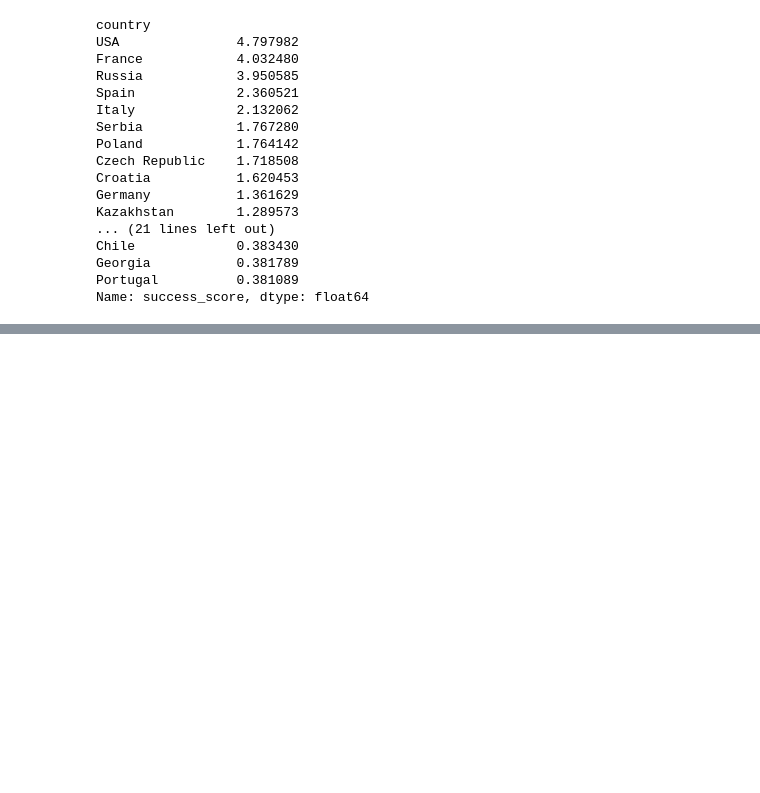
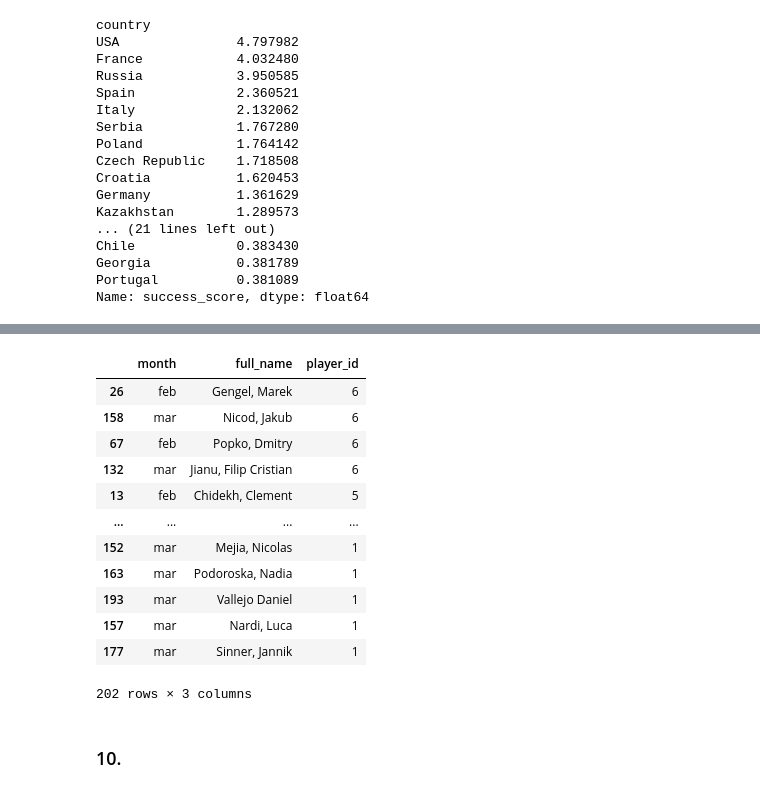
Before and after one commit to HosseinMohammadi00427/Analysis-Project, a Jupyter notebook: Project.ipynb, the cells around one changed output, grey strips where cells are left out. Saved outputs shown, nothing was run; the diff lists cells and outputs as text; code cells hidden in the pictures; blank space fills up the shorter version.

```diff
--- a/Project.ipynb
+++ b/Project.ipynb
@@ -293,0 +378,39 @@ df_.query("statistic_name == 'aces'")
+# %%
+round_feb_df = pd.read_csv("CSVs\\9_round_feb.csv")
+round_mar_df = pd.read_csv("CSVs\\9_round_mar.csv")
+match_df = pd.read_csv("CSVs\\3_match_df.csv")
+home_df = pd.read_csv("CSVs\\3_home_df.csv")
+away_df = pd.read_csv("CSVs\\3_away_df.csv")
+# %%
+match_df.drop_duplicates(subset='match_id', inplace=True)
+home_df.drop_duplicates(subset='match_id', inplace=True)
+away_df.drop_duplicates(subset='match_id', inplace=True)
+finals_feb_df  = round_feb_df.query("slug == 'final'")
+finals_mar_df  = round_mar_df.query("slug == 'final'")
+finals_feb_df.rename(columns={'slug':'month'}, inplace=True)
+finals_mar_df.rename(columns={'slug':'month'}, inplace=True)
+finals_feb_df.month = 'feb'
+finals_mar_df.month = 'mar'
+finals_df = pd.concat([finals_feb_df, finals_mar_df])
+df_ = finals_df.merge(match_df, on='match_id', how='inner')
+main_df = pd.concat([
+df_.query('winner_code == 1').merge(home_df, on='match_id', how='inner'),
+df_.query('winner_code == 2').merge(away_df, on='match_id', how='inner')
+])
+main_df.groupby(['month','full_name']).agg({'player_id':'count'}).reset_index().sort_values(by='player_id',ascending=False)
+# %% [output]
+|  | month | full_name | player_id |
+| 26 | feb | Gengel, Marek | 6 |
+| 158 | mar | Nicod, Jakub | 6 |
+| 67 | feb | Popko, Dmitry | 6 |
+| 132 | mar | Jianu, Filip Cristian | 6 |
+| 13 | feb | Chidekh, Clement | 5 |
+| ... | ... | ... | ... |
+| 152 | mar | Mejia, Nicolas | 1 |
+| 163 | mar | Podoroska, Nadia | 1 |
+| 193 | mar | Vallejo Daniel | 1 |
+| 157 | mar | Nardi, Luca | 1 |
+| 177 | mar | Sinner, Jannik | 1 |
+202 rows × 3 columns
+# %% [markdown]
+### 10.
```
Also changed, not shown: parts of 22 cells of this notebook.
